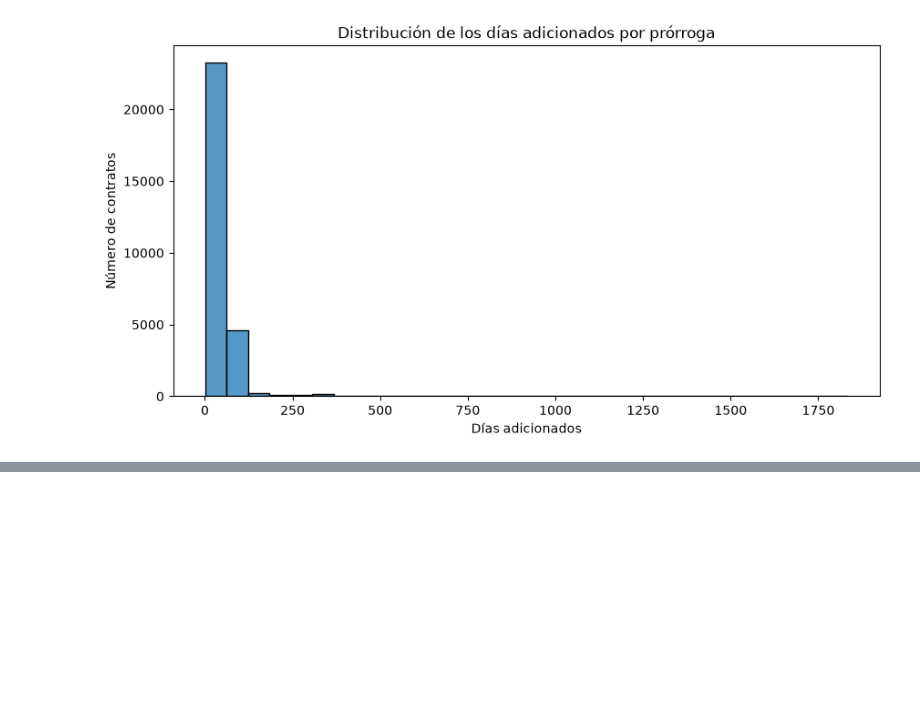
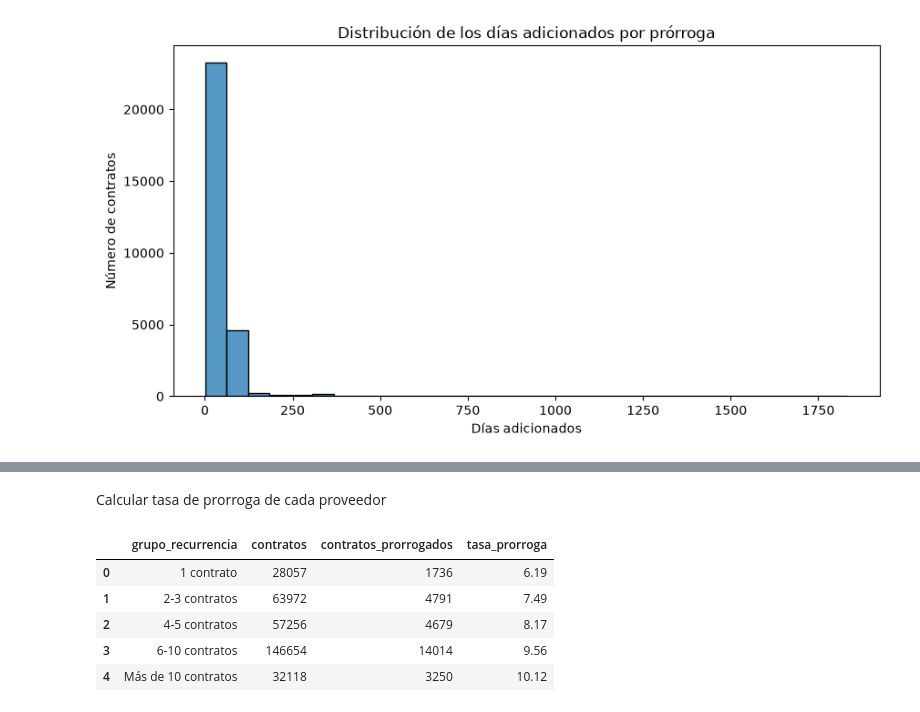
Before and after one commit to DanielN-11/acptd-proyecto1-sena, a Jupyter notebook: analisis_datos/pregunta2/analisis_pregunta2.ipynb, the cells around one changed output, grey strips where cells are left out. Cells and saved outputs as stored; diff of their text form; code cells hidden in the pictures; blank space fills up the shorter version.

```diff
--- a/analisis_datos/pregunta2/analisis_pregunta2.ipynb
+++ b/analisis_datos/pregunta2/analisis_pregunta2.ipynb
@@ -326,0 +349,2 @@ plt.show()
+# %% [markdown]
+Calcular tasa de prorroga de cada proveedor
@@ -326,0 +356,41 @@ plt.show()
+# %%
+def clasificar_recurrencia(n):
+    if n == 1:
+        return "1 contrato"
+    elif n <= 3:
+        return "2-3 contratos"
+    elif n <= 5:
+        return "4-5 contratos"
+    elif n <= 10:
+        return "6-10 contratos"
+    else:
+        return "Más de 10 contratos"
+
+recurrencia_prorroga["grupo_recurrencia"] = (
+    recurrencia_prorroga["numero_contratos"]
+    .apply(clasificar_recurrencia)
+)
+# %%
+analisis_recurrencia = (
+    recurrencia_prorroga
+    .groupby("grupo_recurrencia")
+    .agg(
+        contratos=("numero_contratos", "sum"),
+        contratos_prorrogados=("contratos_prorrogados", "sum")
+    )
+    .reset_index()
+)
+
+analisis_recurrencia["tasa_prorroga"] = (
+    analisis_recurrencia["contratos_prorrogados"] /
+    analisis_recurrencia["contratos"] * 100
+)
+
+analisis_recurrencia
+# %% [output]
+|  | grupo_recurrencia | contratos | contratos_prorrogados | tasa_prorroga |
+| 0 | 1 contrato | 28057 | 1736 | 6.19 |
+| 1 | 2-3 contratos | 63972 | 4791 | 7.49 |
+| 2 | 4-5 contratos | 57256 | 4679 | 8.17 |
+| 3 | 6-10 contratos | 146654 | 14014 | 9.56 |
+| 4 | Más de 10 contratos | 32118 | 3250 | 10.12 |
```
Also changed, not shown: parts of 5 cells of this notebook.
